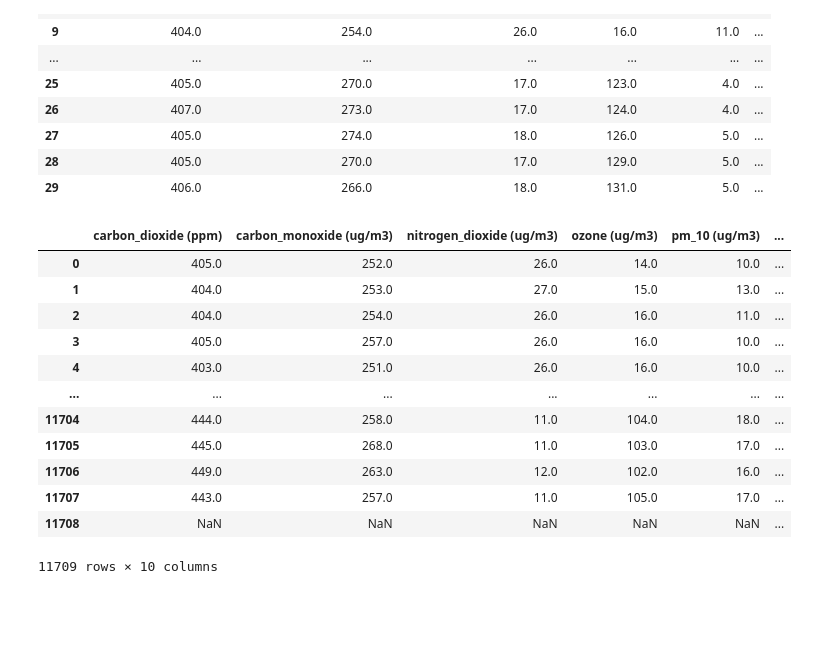
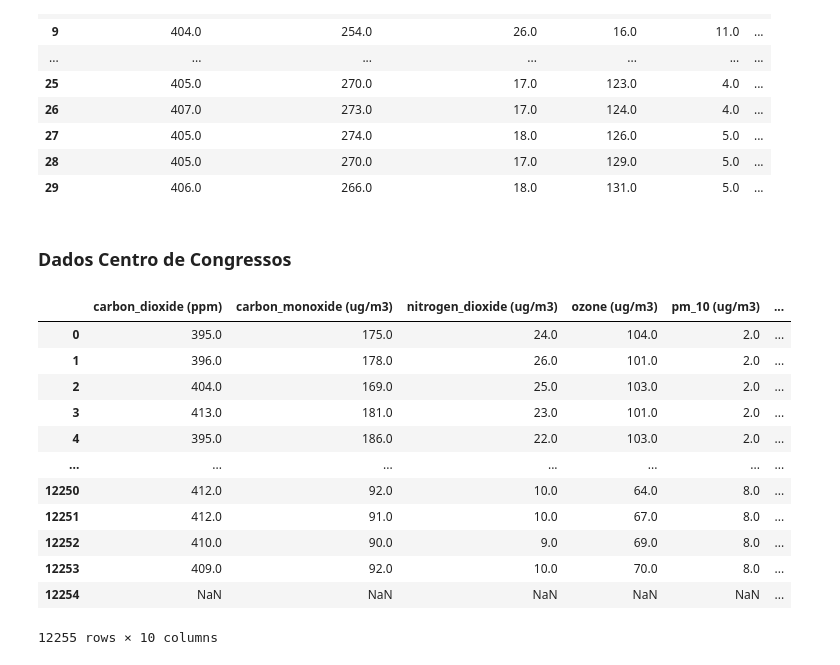
Before and after one commit to lucianlorens/hackathon_aveiro_tecnopolis, a Jupyter notebook: sketch_notebook.ipynb, the cells around one changed output. Saved outputs shown, nothing was run; the diff lists cells and outputs as text; code cells hidden in the pictures; blank space fills up the shorter version.

```diff
--- a/sketch_notebook.ipynb
+++ b/sketch_notebook.ipynb
@@ -30,20 +44,22 @@ df.head(30)
 | 27 | 405.0 | 274.0 | 18.0 | 126.0 | 5.0 | ... |
 | 28 | 405.0 | 270.0 | 17.0 | 129.0 | 5.0 | ... |
 | 29 | 406.0 | 266.0 | 18.0 | 131.0 | 5.0 | ... |
+# %% [markdown]
+### Dados Centro de Congressos
 # %%
-df = pd.read_csv('./data/hackathon_air_biblioteca_municipal_aveiro_2023.csv', delimiter=';')
+df = pd.read_csv('./data/hackathon_air_centro_congressos_aveiro_2023.csv', delimiter=';')
 df
 # %% [output]
 |  | carbon_dioxide (ppm) | carbon_monoxide (ug/m3) | nitrogen_dioxide (ug/m3) | ozone (ug/m3) | pm_10 (ug/m3) | ... |
-| 0 | 405.0 | 252.0 | 26.0 | 14.0 | 10.0 | ... |
-| 1 | 404.0 | 253.0 | 27.0 | 15.0 | 13.0 | ... |
-| 2 | 404.0 | 254.0 | 26.0 | 16.0 | 11.0 | ... |
-| 3 | 405.0 | 257.0 | 26.0 | 16.0 | 10.0 | ... |
-| 4 | 403.0 | 251.0 | 26.0 | 16.0 | 10.0 | ... |
+| 0 | 395.0 | 175.0 | 24.0 | 104.0 | 2.0 | ... |
+| 1 | 396.0 | 178.0 | 26.0 | 101.0 | 2.0 | ... |
+| 2 | 404.0 | 169.0 | 25.0 | 103.0 | 2.0 | ... |
+| 3 | 413.0 | 181.0 | 23.0 | 101.0 | 2.0 | ... |
+| 4 | 395.0 | 186.0 | 22.0 | 103.0 | 2.0 | ... |
 | ... | ... | ... | ... | ... | ... | ... |
-| 11704 | 444.0 | 258.0 | 11.0 | 104.0 | 18.0 | ... |
-| 11705 | 445.0 | 268.0 | 11.0 | 103.0 | 17.0 | ... |
-| 11706 | 449.0 | 263.0 | 12.0 | 102.0 | 16.0 | ... |
-| 11707 | 443.0 | 257.0 | 11.0 | 105.0 | 17.0 | ... |
-| 11708 | NaN | NaN | NaN | NaN | NaN | ... |
+| 12250 | 412.0 | 92.0 | 10.0 | 64.0 | 8.0 | ... |
+| 12251 | 412.0 | 91.0 | 10.0 | 67.0 | 8.0 | ... |
+| 12252 | 410.0 | 90.0 | 9.0 | 69.0 | 8.0 | ... |
+| 12253 | 409.0 | 92.0 | 10.0 | 70.0 | 8.0 | ... |
+| 12254 | NaN | NaN | NaN | NaN | NaN | ... |
-11709 rows × 10 columns
+12255 rows × 10 columns
```
Also changed, not shown: parts of 5 cells of this notebook, 1 other file.
